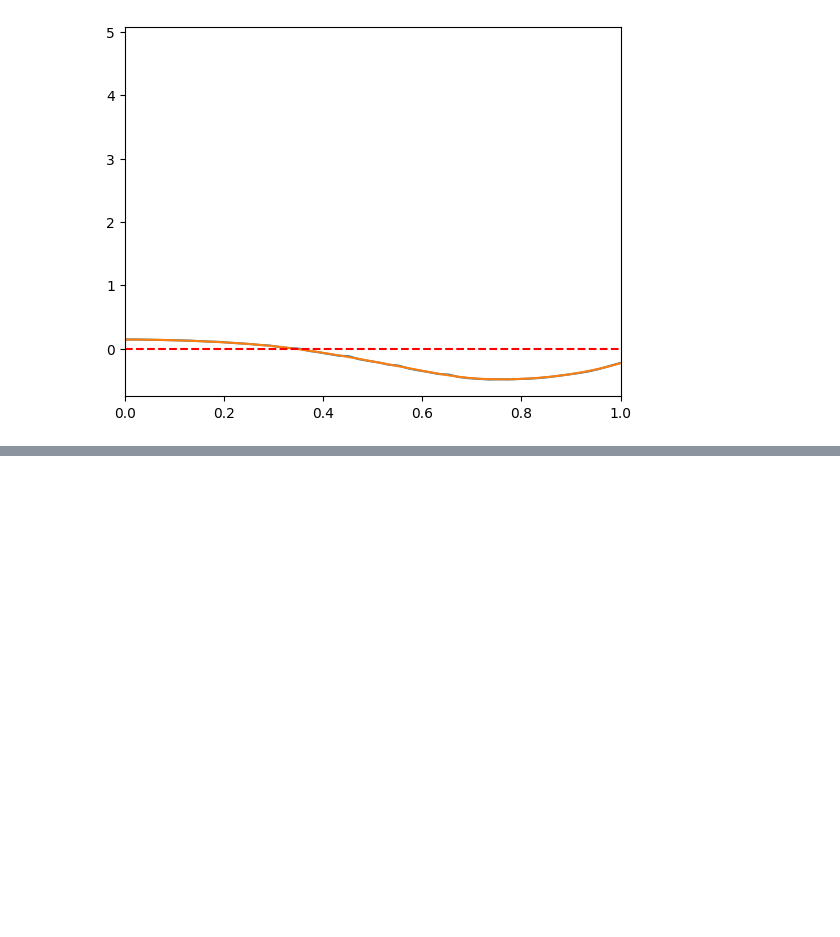
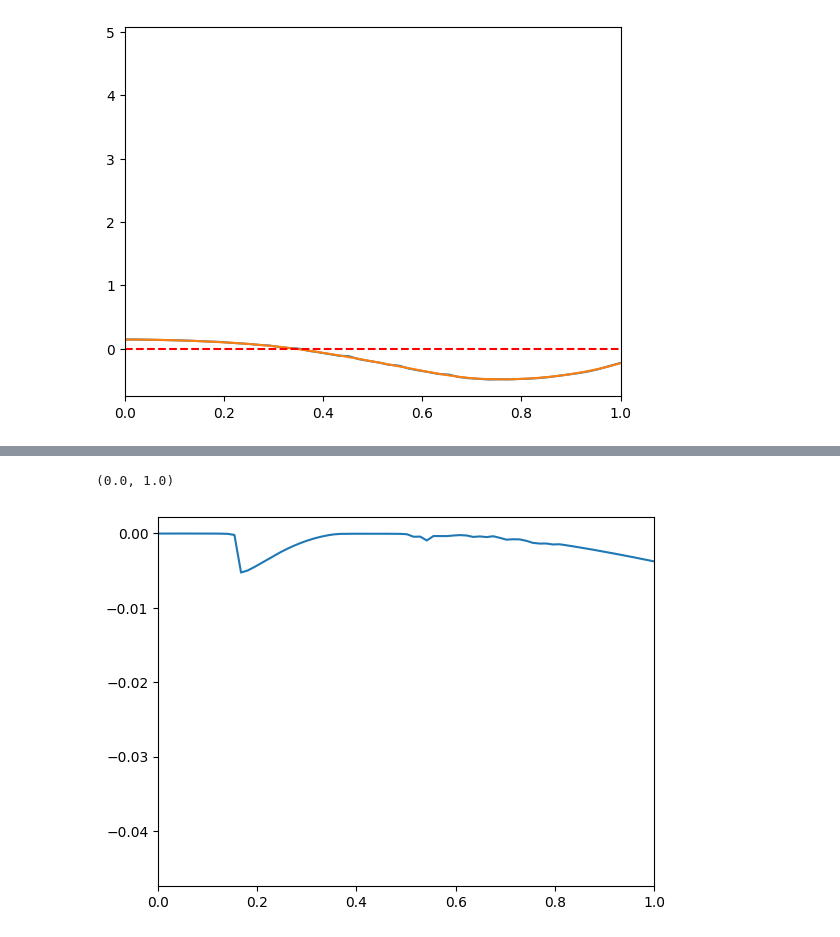
Before and after one commit to k-maslov/TMQGP, a Jupyter notebook: Py_files/Thermal_calc.ipynb, the cells around one changed output, grey strips where cells are left out. Cells and saved outputs as stored; diff of their text form; code cells hidden in the pictures; blank space fills up the shorter version.

```diff
--- a/Py_files/Thermal_calc.ipynb
+++ b/Py_files/Thermal_calc.ipynb
@@ -267,0 +319,12 @@ plt.axhline(0, color='red', linestyle='--')
+# %%
+def Sigma_re_plus1(p0, T, m, eps):
+    f=lambda i:Integral1(p0,i,T,m,eps)
+    return quad(f,-0.631,0.631)[0]
+# %%
+def Sigma_re_plus2(p0, T, m, eps):
+    f=lambda i:Integral2(p0,i,T,m,eps)
+    return quad(f,-0.631,0.631)[0]
+# %%
+p0range1 = np.linspace(-2,2,300)
+# %%
+res_array = [(Sigma_re_plus1(i,0.2,0.5,0.001) + Sigma_re_plus2(i,0.2,0.5,0.001)) for i in tqdm.tqdm_notebook(p0range1)]
@@ -267,0 +339,6 @@ plt.axhline(0, color='red', linestyle='--')
+# %%
+plt.plot(p0range1, res_array)
+plt.xlim(0,1)
+# %% [output]
+(0.0, 1.0)
+[figure, added]
```
Also changed, not shown: parts of 52 cells of this notebook.
